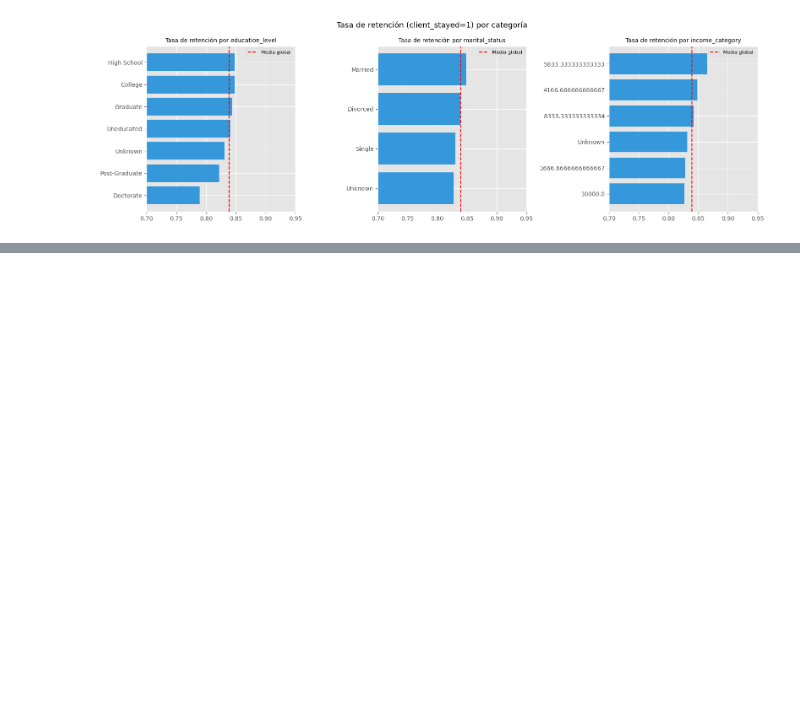
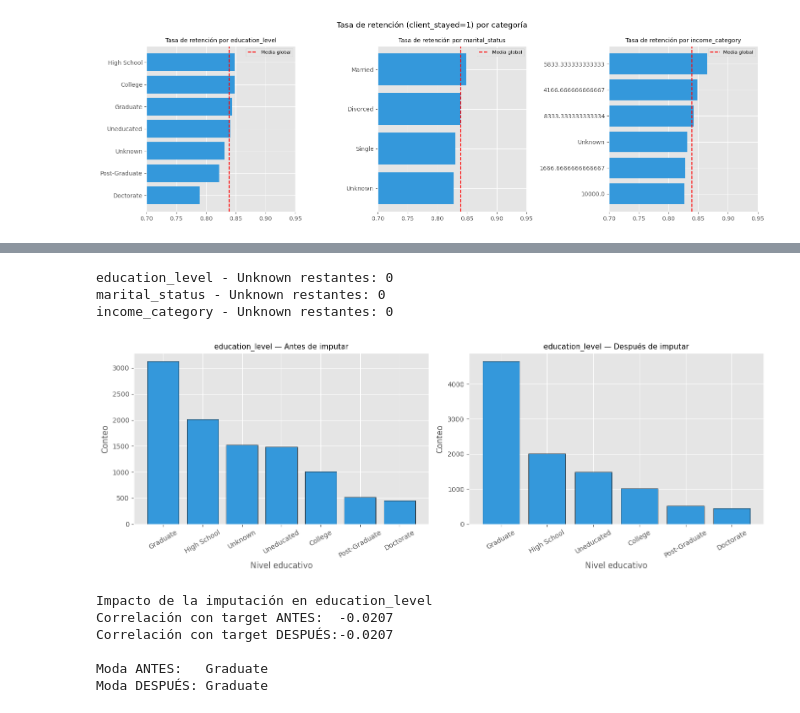
Before and after one commit to bielng/Data-Lab, a Jupyter notebook: trial_05.ipynb, the cells around one changed output, grey strips where cells are left out. Drawn from its saved outputs; the diff is of its cells as text; code cells hidden in the pictures; blank space fills up the shorter version.

```diff
--- a/trial_05.ipynb
+++ b/trial_05.ipynb
@@ -150,0 +209,15 @@ plt.show()
+# %%
+df_clean = df.copy()
+
+# Mapear income_category a etiquetas legibles
+income_map = {
+    '1666.6666666666667': '<$20K',
+    '4166.666666666667': '$40K-$60K',
+    '5833.333333333333': '$60K-$80K',
+    '8333.333333333334': '$80K-$120K',
+    '10000.0': '$120K+',
+    'Unknown': 'Unknown'
+}
+df_clean['income_category'] = df_clean['income_category'].map(income_map)
+print("Categorías de income_category corregidas:")
+print(df_clean['income_category'].value_counts())
@@ -150,0 +234,53 @@ plt.show()
+# %%
+# Imputar 'Unknown' con la moda condicional al target
+cols_unknown = ['education_level', 'marital_status', 'income_category']
+
+for col in cols_unknown:
+    mode_by_group = df_clean[df_clean[col] != 'Unknown'].groupby('client_stayed')[col].agg(
+        lambda x: x.mode()[0]
+    )
+    def impute(row):
+        if row[col] == 'Unknown':
+            return mode_by_group[row['client_stayed']]
+        return row[col]
+    df_clean[col] = df_clean.apply(impute, axis=1)
+    print(f"{col} - Unknown restantes: {(df_clean[col] == 'Unknown').sum()}")
+# %% [output]
+education_level - Unknown restantes: 0
+marital_status - Unknown restantes: 0
+income_category - Unknown restantes: 0
+# %%
+fig, axes = plt.subplots(1, 2, figsize=(14, 5))
+
+for ax, (data, title) in zip(axes, [(df, 'Antes de imputar'), (df_clean, 'Después de imputar')]):
+    vc = data['education_level'].value_counts()
+    ax.bar(vc.index, vc.values, color='#3498db', edgecolor='black')
+    ax.set_title(f'education_level — {title}', fontsize=11)
+    ax.set_xlabel('Nivel educativo')
+    ax.set_ylabel('Conteo')
+    ax.tick_params(axis='x', rotation=30)
+
+plt.tight_layout()
+plt.show()
+# %% [output]
+[figure, added]
+# %%
+edu_order = {'Uneducated':0, 'High School':1, 'College':2, 'Graduate':3, 'Post-Graduate':4, 'Doctorate':5, 'Unknown':np.nan}
+df_corr_antes = df.copy()
+df_corr_antes['edu_code'] = df_corr_antes['education_level'].map(edu_order)
+df_corr_despues = df_clean.copy()
+df_corr_despues['edu_code'] = df_corr_despues['education_level'].map(edu_order)
+
+print("Impacto de la imputación en education_level")
+print(f"Correlación con target ANTES:  {df_corr_antes['edu_code'].corr(df['client_stayed']):.4f}")
+print(f"Correlación con target DESPUÉS:{df_corr_despues['edu_code'].corr(df_clean['client_stayed']):.4f}")
+print()
+print(f"Moda ANTES:   {df['education_level'][df['education_level']!='Unknown'].mode()[0]}")
+print(f"Moda DESPUÉS: {df_clean['education_level'].mode()[0]}")
+# %% [output]
+Impacto de la imputación en education_level
+Correlación con target ANTES:  -0.0207
+Correlación con target DESPUÉS:-0.0207
+
+Moda ANTES:   Graduate
+Moda DESPUÉS: Graduate
```
Also changed, not shown: parts of 11 cells of this notebook.
